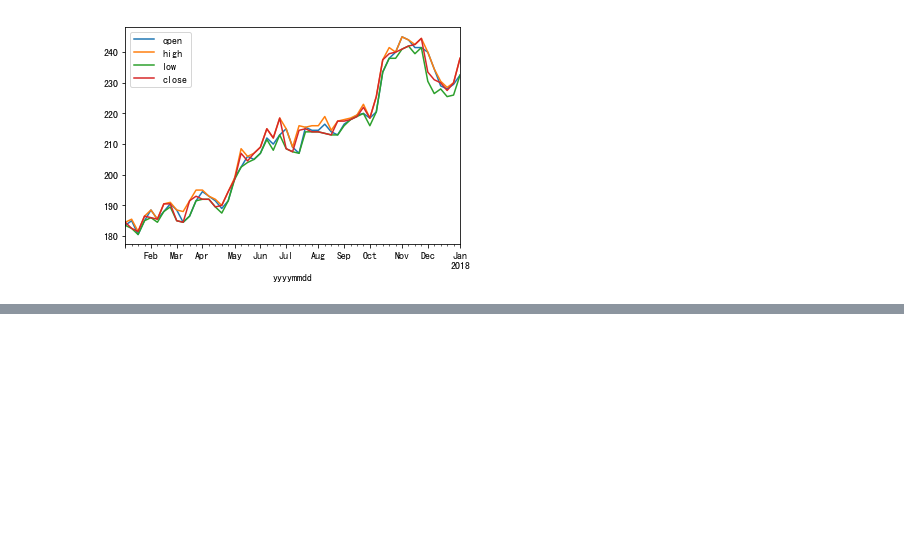
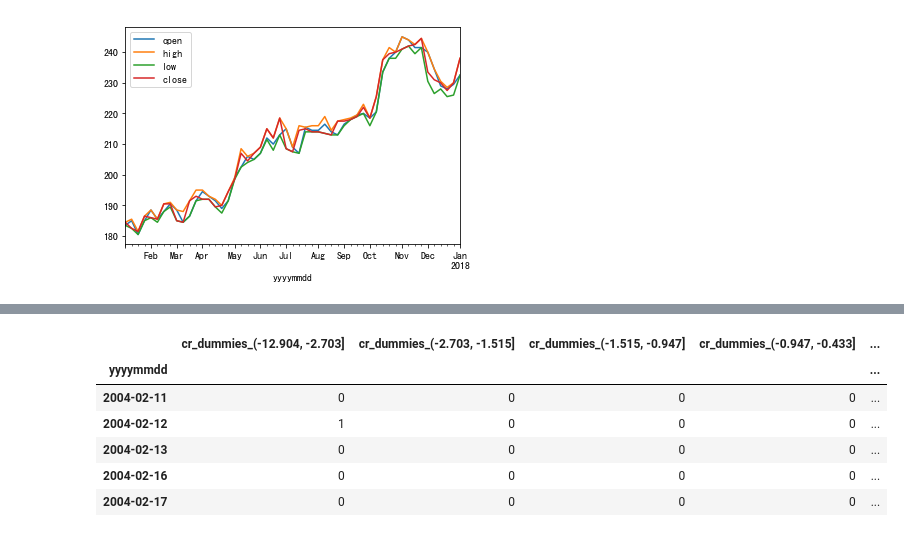
Before and after one commit to ihongChen/StockLab, a Jupyter notebook: abu_QT/pandas.ipynb, the cells around one changed output, grey strips where cells are left out. Cells and saved outputs as stored; diff of their text form; code cells hidden in the pictures; blank space fills up the shorter version.

```diff
--- a/abu_QT/pandas.ipynb
+++ b/abu_QT/pandas.ipynb
@@ -339,0 +402,2 @@ df_2330_2017w.plot()
+# %%
+cats = pd.qcut((change_ratio_1314),10)
@@ -339,0 +418,11 @@ df_2330_2017w.plot()
+# %%
+cr_dummies = pd.get_dummies(cats, prefix="cr_dummies")
+cr_dummies.head()
+# %% [output]
+|  | cr_dummies_(-12.904, -2.703] | cr_dummies_(-2.703, -1.515] | cr_dummies_(-1.515, -0.947] | cr_dummies_(-0.947, -0.433] | ... |
+| yyyymmdd |  |  |  |  | ... |
+| 2004-02-11 | 0 | 0 | 0 | 0 | ... |
+| 2004-02-12 | 1 | 0 | 0 | 0 | ... |
+| 2004-02-13 | 0 | 0 | 0 | 0 | ... |
+| 2004-02-16 | 0 | 0 | 0 | 0 | ... |
+| 2004-02-17 | 0 | 0 | 0 | 0 | ... |
```
Also changed, not shown: parts of 19 cells of this notebook.
